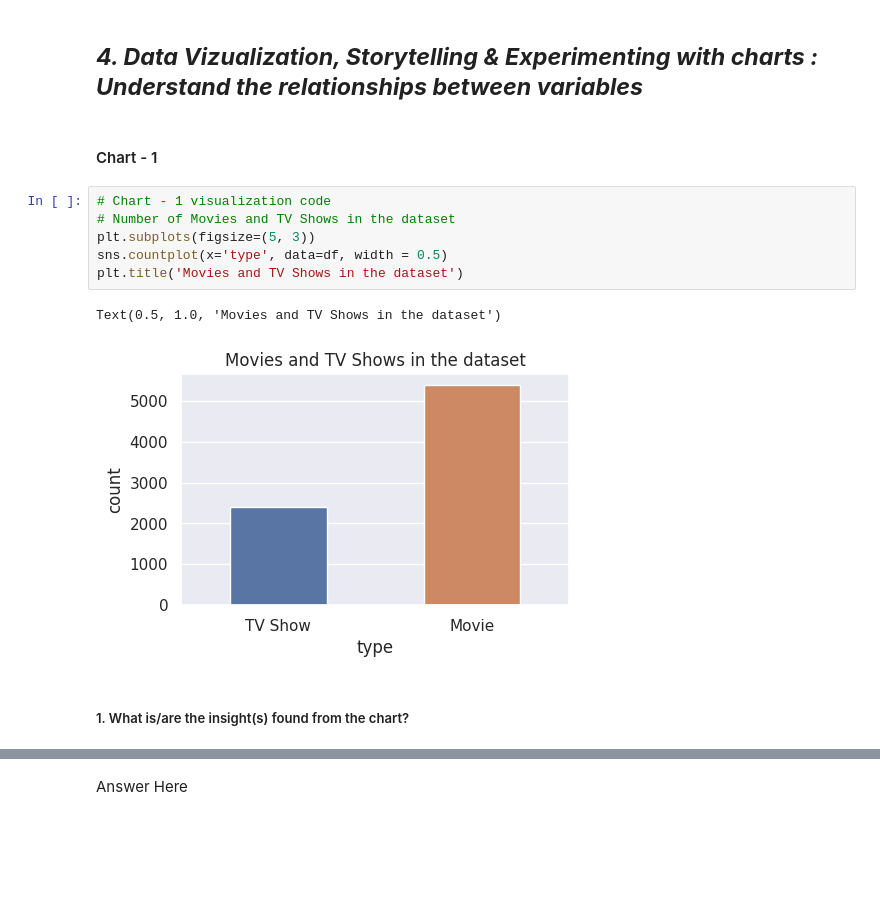
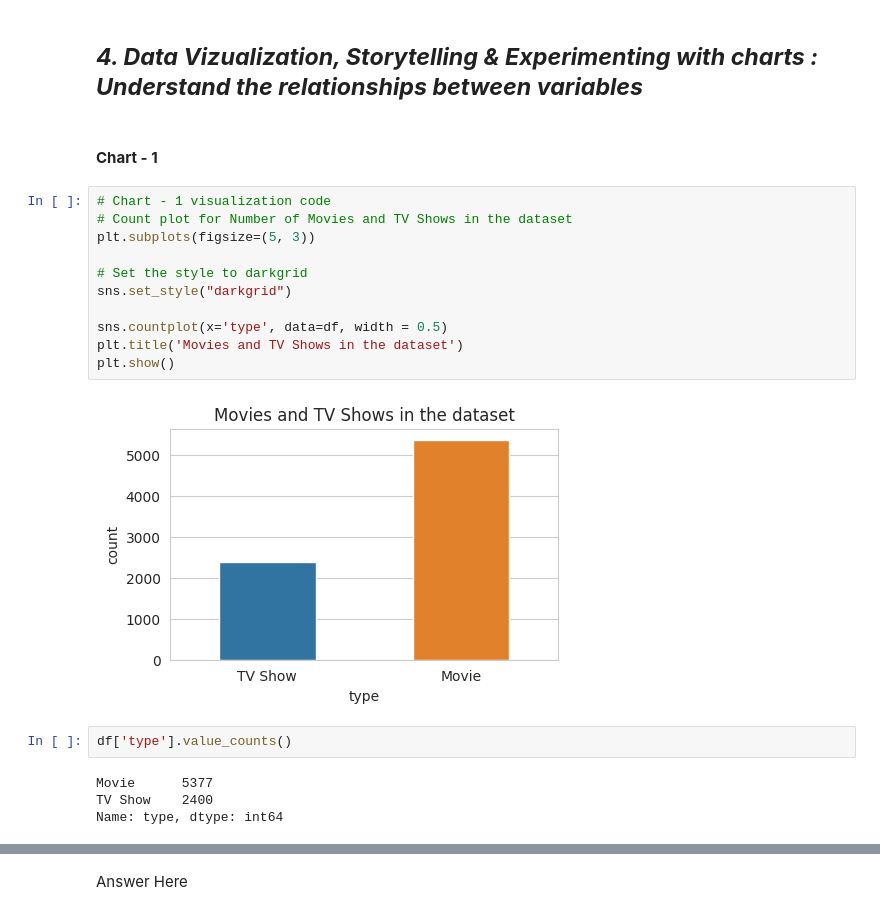
Before and after one commit to vedanttule134/Netflix-Movies-And-TV-Shows-Clustering, a Jupyter notebook: Netflix_Movies_And_TV_Shows_Clustering.ipynb, the cells around one changed output, grey strips where cells are left out. Drawn from its saved outputs; the diff is of its cells as text; blank space fills up the shorter version.

```diff
--- a/Netflix_Movies_And_TV_Shows_Clustering.ipynb
+++ b/Netflix_Movies_And_TV_Shows_Clustering.ipynb
@@ -316,15 +322,23 @@ Answer Here.
 # %% [markdown]
 ## ***4. Data Vizualization, Storytelling & Experimenting with charts : Understand the relationships between variables***
 # %% [markdown]
-#### Chart - 1
+#### **Chart - 1**
 # %%
 # Chart - 1 visualization code
-# Number of Movies and TV Shows in the dataset
+# Count plot for Number of Movies and TV Shows in the dataset
 plt.subplots(figsize=(5, 3))
+
+# Set the style to darkgrid
+sns.set_style("darkgrid")
+
 sns.countplot(x='type', data=df, width = 0.5)
 plt.title('Movies and TV Shows in the dataset')
+plt.show()
 # %% [output]
-Text(0.5, 1.0, 'Movies and TV Shows in the dataset')
-[figure, old version]
+[figure, new version]
-# %% [markdown]
-##### 1. What is/are the insight(s) found from the chart?
+# %%
+df['type'].value_counts()
+# %% [output]
+Movie      5377
+TV Show    2400
+Name: type, dtype: int64
```
Also changed, not shown: parts of 129 cells of this notebook.
